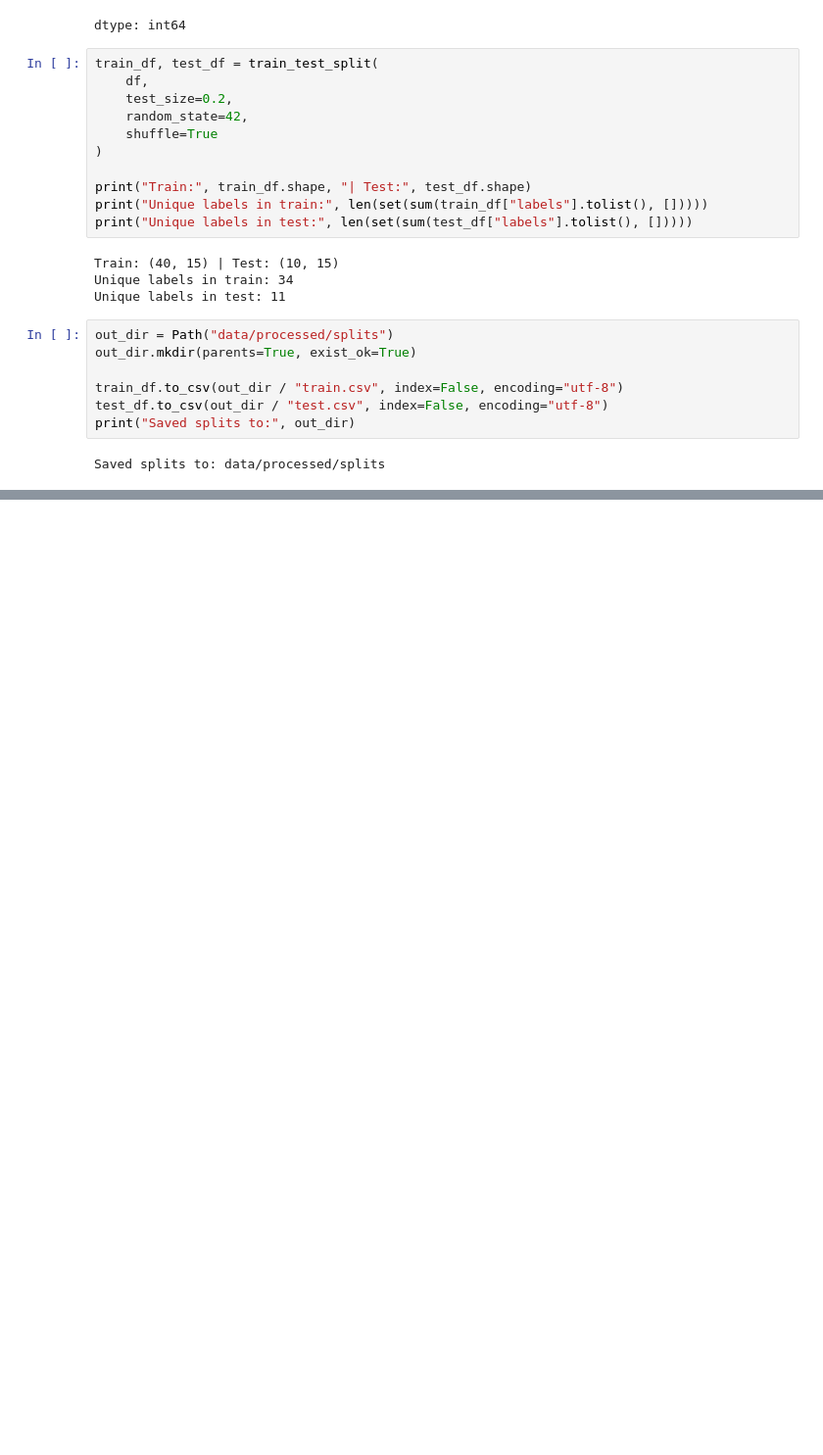
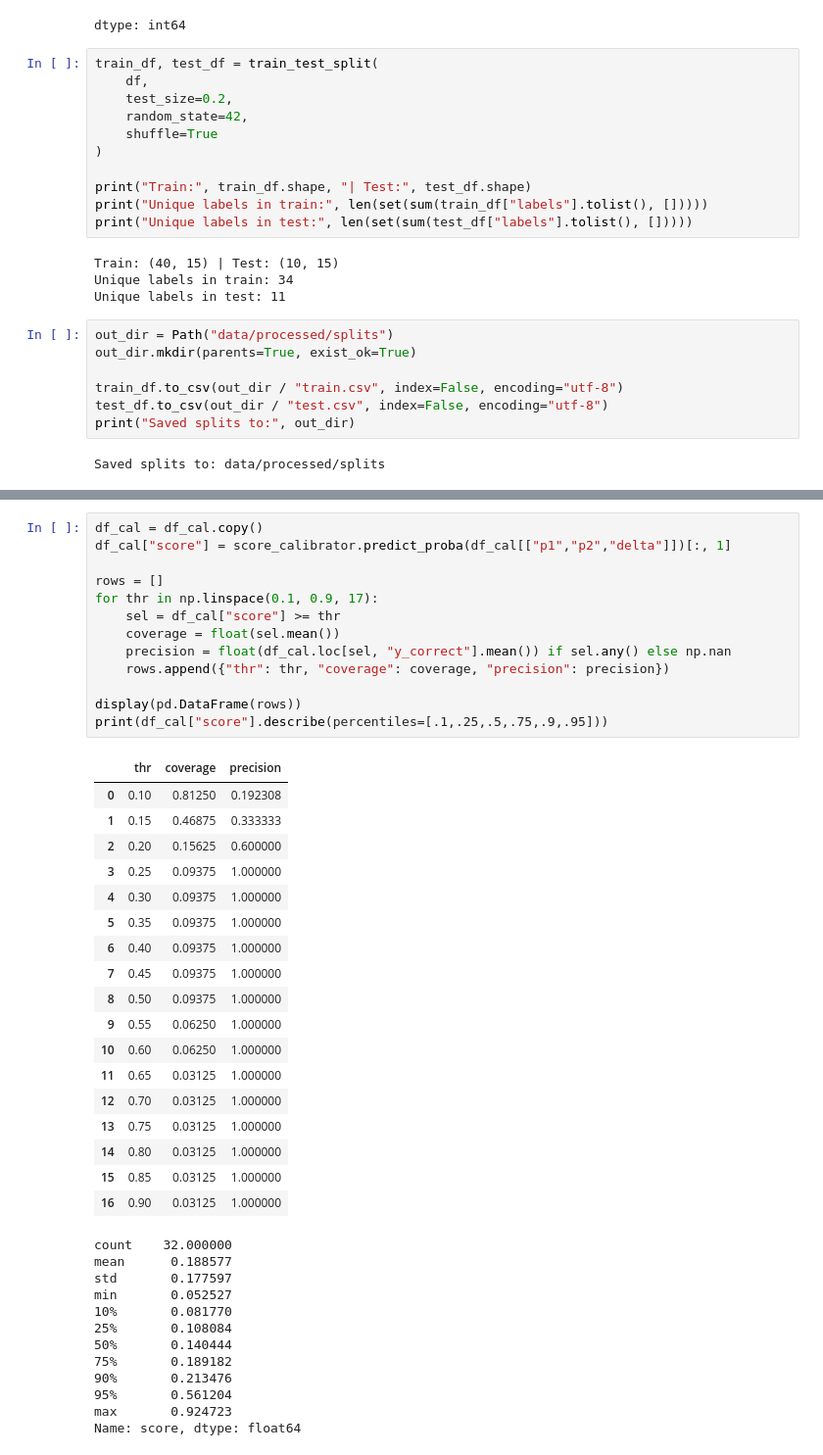
Before and after one commit to eugeniavd/magic_tagger, a Jupyter notebook: notebooks/06_classificator_training.ipynb, the cells around one changed output, grey strips where cells are left out. Shown at 98% size. Saved outputs shown, nothing was run; the diff lists cells and outputs as text; blank space fills up the shorter version.

```diff
--- a/notebooks/06_classificator_training.ipynb
+++ b/notebooks/06_classificator_training.ipynb
@@ -108,0 +1385,44 @@ Saved splits to: data/processed/splits
+# %%
+df_cal = df_cal.copy()
+df_cal["score"] = score_calibrator.predict_proba(df_cal[["p1","p2","delta"]])[:, 1]
+
+rows = []
+for thr in np.linspace(0.1, 0.9, 17):
+    sel = df_cal["score"] >= thr
+    coverage = float(sel.mean())
+    precision = float(df_cal.loc[sel, "y_correct"].mean()) if sel.any() else np.nan
+    rows.append({"thr": thr, "coverage": coverage, "precision": precision})
+
+display(pd.DataFrame(rows))
+print(df_cal["score"].describe(percentiles=[.1,.25,.5,.75,.9,.95]))
+# %% [output]
+|  | thr | coverage | precision |
+| 0 | 0.10 | 0.81250 | 0.192308 |
+| 1 | 0.15 | 0.46875 | 0.333333 |
+| 2 | 0.20 | 0.15625 | 0.600000 |
+| 3 | 0.25 | 0.09375 | 1.000000 |
+| 4 | 0.30 | 0.09375 | 1.000000 |
+| 5 | 0.35 | 0.09375 | 1.000000 |
+| 6 | 0.40 | 0.09375 | 1.000000 |
+| 7 | 0.45 | 0.09375 | 1.000000 |
+| 8 | 0.50 | 0.09375 | 1.000000 |
+| 9 | 0.55 | 0.06250 | 1.000000 |
+| 10 | 0.60 | 0.06250 | 1.000000 |
+| 11 | 0.65 | 0.03125 | 1.000000 |
+| 12 | 0.70 | 0.03125 | 1.000000 |
+| 13 | 0.75 | 0.03125 | 1.000000 |
+| 14 | 0.80 | 0.03125 | 1.000000 |
+| 15 | 0.85 | 0.03125 | 1.000000 |
+| 16 | 0.90 | 0.03125 | 1.000000 |
+count    32.000000
+mean      0.188577
+std       0.177597
+min       0.052527
+10%       0.081770
+25%       0.108084
+50%       0.140444
+75%       0.189182
+90%       0.213476
+95%       0.561204
+max       0.924723
+Name: score, dtype: float64
```
Also changed, not shown: parts of 43 cells of this notebook.
